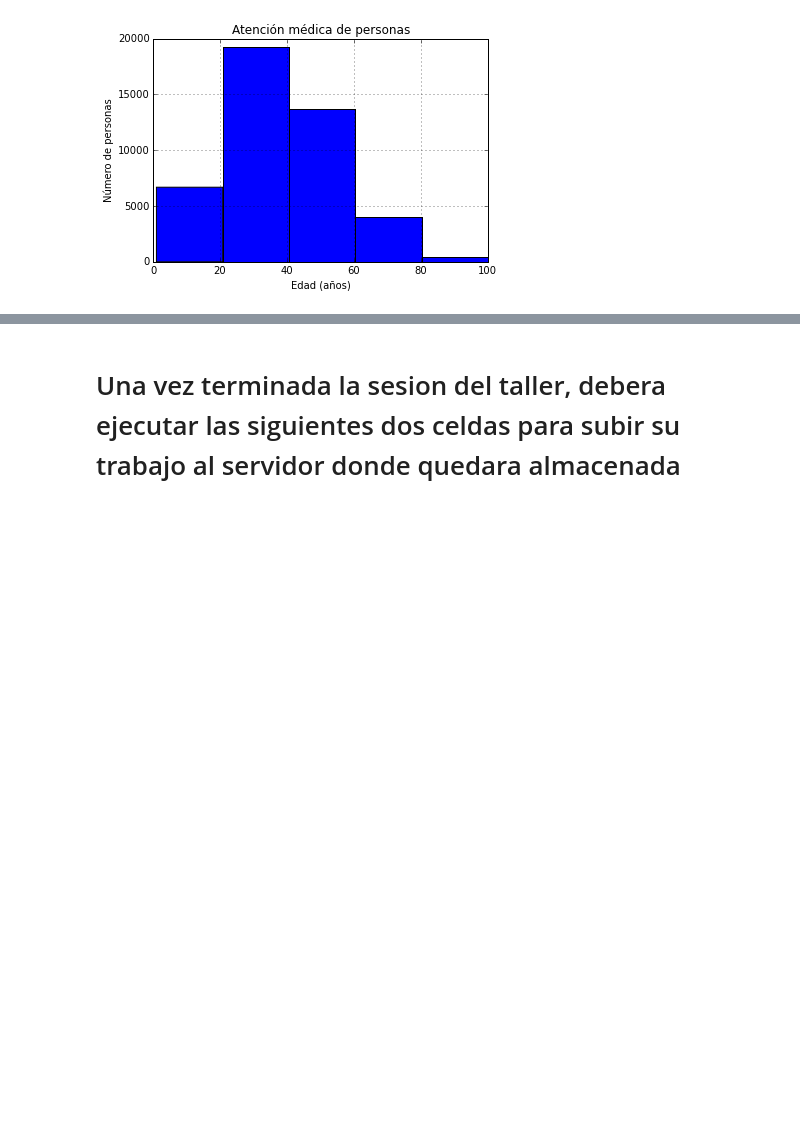
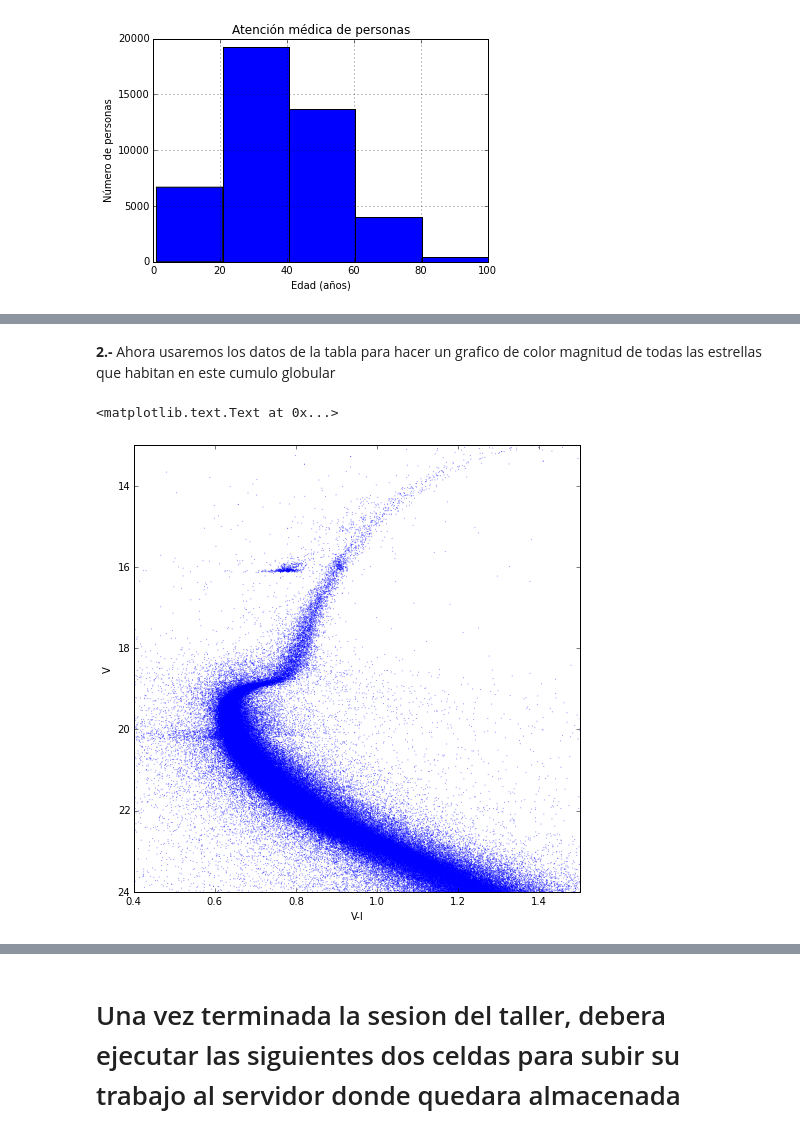
Before and after one commit to rpmunoz/PentaUC, a Jupyter notebook: Astronomia era informacion/Taller 4 - Evaluacion 1.ipynb, the cells around one changed output, grey strips where cells are left out. Saved outputs shown, nothing was run; the diff lists cells and outputs as text; code cells hidden in the pictures; blank space fills up the shorter version.

```diff
--- a/Astronomia era informacion/Taller 4 - Evaluacion 1.ipynb
+++ b/Astronomia era informacion/Taller 4 - Evaluacion 1.ipynb
@@ -56,0 +120,4 @@ plt.title(u'Atención médica de personas')
+# %%
+cat_url='https://github.com/rpmunoz/PentaUC/raw/master/Astronomia%20era%20informacion/data/NGC2808.csv'
+cat_data=pd.read_csv(cat_url,header=0,sep=',')
+cat_data.head()
@@ -56,0 +131,13 @@ plt.title(u'Atención médica de personas')
+# %% [markdown]
+**2.-** Ahora usaremos los datos de la tabla para hacer un grafico de color magnitud de todas las estrellas que habitan en este cumulo globular
+# %%
+fig=plt.subplots(figsize=(8,8))
+plt.scatter(cat_data['V-I'], cat_data['V'],edgecolors='None',alpha=0.5,s=1)
+plt.gca().invert_yaxis() # Este comando se usar para invertir la direccion del eje Y.
+plt.xlim([0.4,1.5])
+plt.ylim([24,13])
+plt.xlabel('V-I')
+plt.ylabel('V')
+# %% [output]
+<matplotlib.text.Text at 0x...>
+[figure, added]
```
Also changed, not shown: parts of 41 cells of this notebook.
